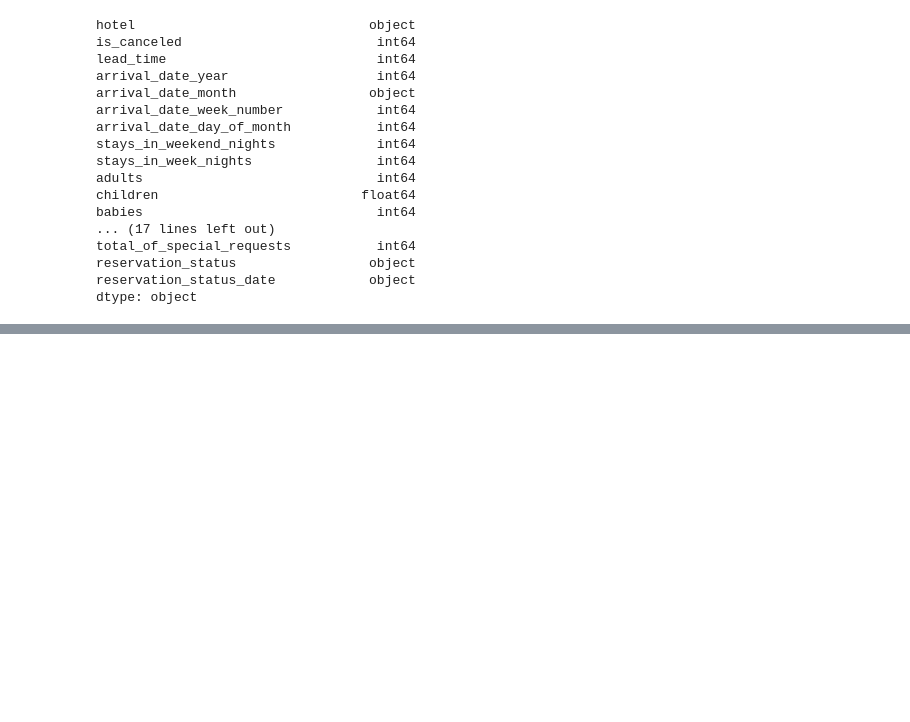
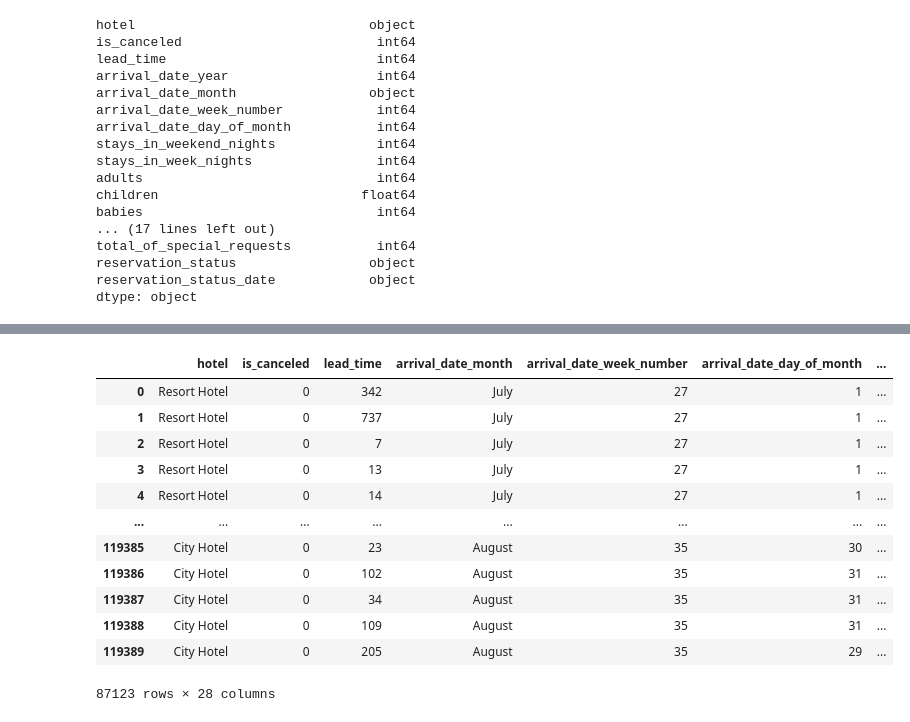
Before and after one commit to sudhakarkothuru/Exploratory-Data-Analysis-on-Hotel-Bookings, a Jupyter notebook: Exploratory_Data_Analysis_on_Hotel_Bookings_Capstone_Project.ipynb, the cells around one changed output, grey strips where cells are left out. Cells and saved outputs as stored; diff of their text form; code cells hidden in the pictures; blank space fills up the shorter version.

```diff
--- a/Exploratory_Data_Analysis_on_Hotel_Bookings_Capstone_Project.ipynb
+++ b/Exploratory_Data_Analysis_on_Hotel_Bookings_Capstone_Project.ipynb
@@ -97,0 +154,18 @@ dtype: object
+# %%
+## droping the duplicated values
+df=df.drop_duplicates()
+df
+# %% [output]
+|  | hotel | is_canceled | lead_time | arrival_date_month | arrival_date_week_number | arrival_date_day_of_month | ... |
+| 0 | Resort Hotel | 0 | 342 | July | 27 | 1 | ... |
+| 1 | Resort Hotel | 0 | 737 | July | 27 | 1 | ... |
+| 2 | Resort Hotel | 0 | 7 | July | 27 | 1 | ... |
+| 3 | Resort Hotel | 0 | 13 | July | 27 | 1 | ... |
+| 4 | Resort Hotel | 0 | 14 | July | 27 | 1 | ... |
+| ... | ... | ... | ... | ... | ... | ... | ... |
+| 119385 | City Hotel | 0 | 23 | August | 35 | 30 | ... |
+| 119386 | City Hotel | 0 | 102 | August | 35 | 31 | ... |
+| 119387 | City Hotel | 0 | 34 | August | 35 | 31 | ... |
+| 119388 | City Hotel | 0 | 109 | August | 35 | 31 | ... |
+| 119389 | City Hotel | 0 | 205 | August | 35 | 29 | ... |
+87123 rows × 28 columns
```
Also changed, not shown: parts of 11 cells of this notebook.
